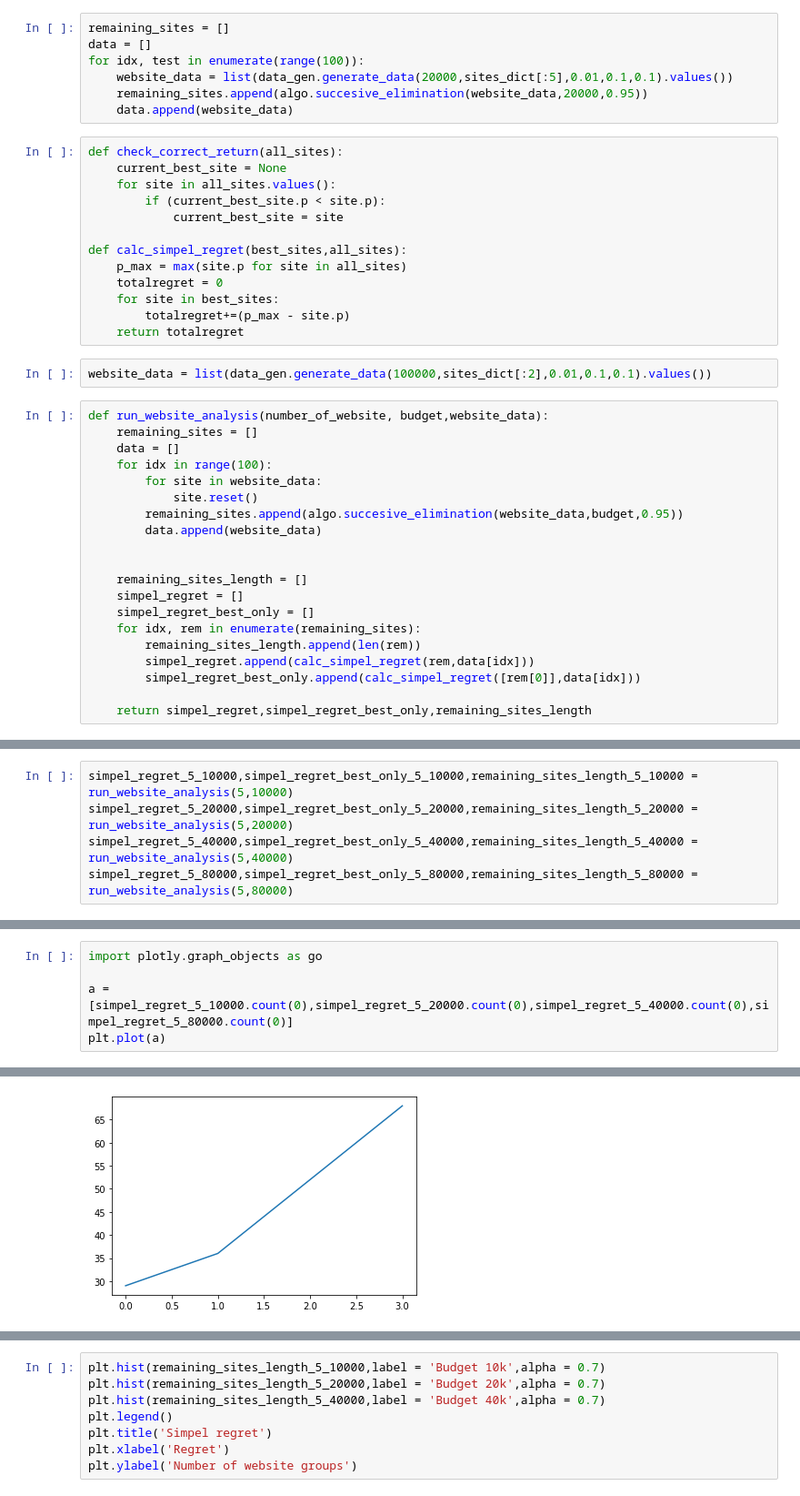
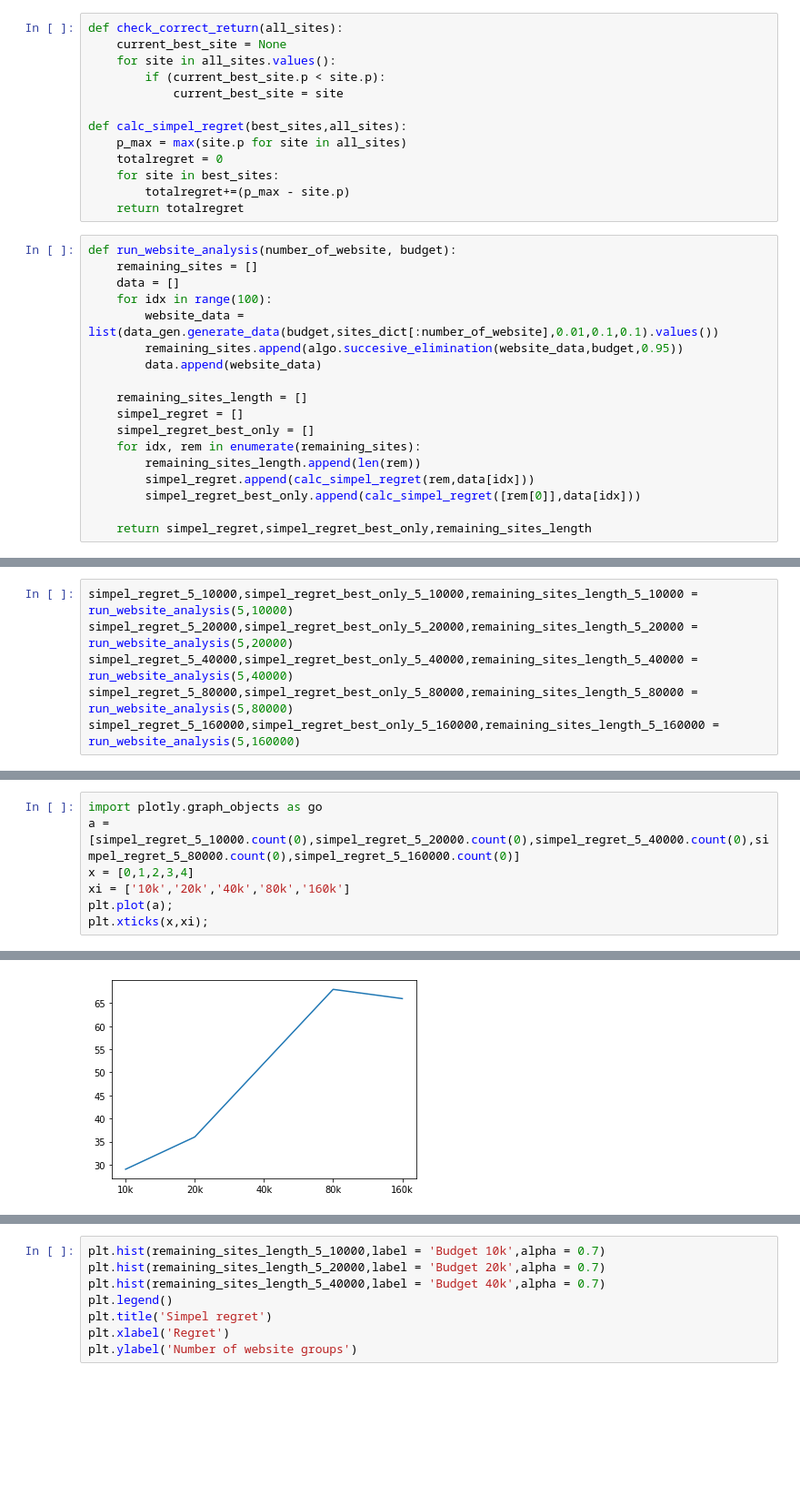
Before and after one commit to FlorisSchmidt/PBO, a Jupyter notebook: analysis.ipynb, the cells around one changed output, grey strips where cells are left out. Shown at 91% size. Drawn from its saved outputs; the diff is of its cells as text; blank space fills up the shorter version.

```diff
--- a/analysis.ipynb
+++ b/analysis.ipynb
@@ -59,10 +8,3 @@ for i in website_data_25:
-# %%
-remaining_sites = []
-data = []
-for idx, test in enumerate(range(100)):
-    website_data = list(data_gen.generate_data(20000,sites_dict[:5],0.01,0.1,0.1).values())
-    remaining_sites.append(algo.succesive_elimination(website_data,20000,0.95))
-    data.append(website_data)
 # %%
 def check_correct_return(all_sites):
     current_best_site = None
@@ -76,18 +18,14 @@ def calc_simpel_regret(best_sites,all_sites):
     for site in best_sites:
         totalregret+=(p_max - site.p)
     return totalregret
-# %%
-website_data = list(data_gen.generate_data(100000,sites_dict[:2],0.01,0.1,0.1).values())
 # %%
-def run_website_analysis(number_of_website, budget,website_data):
+def run_website_analysis(number_of_website, budget):
     remaining_sites = []
     data = []
     for idx in range(100):
-        for site in website_data:
-            site.reset()
+        website_data = list(data_gen.generate_data(budget,sites_dict[:number_of_website],0.01,0.1,0.1).values())
         remaining_sites.append(algo.succesive_elimination(website_data,budget,0.95))
         data.append(website_data)
-
 
     remaining_sites_length = []
     simpel_regret = []
@@ -156,3 +43,4 @@ simpel_regret_5_10000,simpel_regret_best_only_5_10000,remaining_sites_length_5_1
 simpel_regret_5_20000,simpel_regret_best_only_5_20000,remaining_sites_length_5_20000 = run_website_analysis(5,20000)
 simpel_regret_5_40000,simpel_regret_best_only_5_40000,remaining_sites_length_5_40000 = run_website_analysis(5,40000)
 simpel_regret_5_80000,simpel_regret_best_only_5_80000,remaining_sites_length_5_80000 = run_website_analysis(5,80000)
+simpel_regret_5_160000,simpel_regret_best_only_5_160000,remaining_sites_length_5_160000 = run_website_analysis(5,160000)
@@ -196,6 +96,8 @@ simpel_regret_5_80000.count(0)
 # %%
 import plotly.graph_objects as go
-
-a = [simpel_regret_5_10000.count(0),simpel_regret_5_20000.count(0),simpel_regret_5_40000.count(0),simpel_regret_5_80000.count(0)]
-plt.plot(a)
+a = [simpel_regret_5_10000.count(0),simpel_regret_5_20000.count(0),simpel_regret_5_40000.count(0),simpel_regret_5_80000.count(0),simpel_regret_5_160000.count(0)]
+x = [0,1,2,3,4]
+xi = ['10k','20k','40k','80k','160k']
+plt.plot(a);
+plt.xticks(x,xi);
 # %% [output]
@@ -203 +104 @@ plt.plot(a)
-[figure, old version]
+[figure, new version]
```
Also changed, not shown: parts of 22 cells of this notebook.
